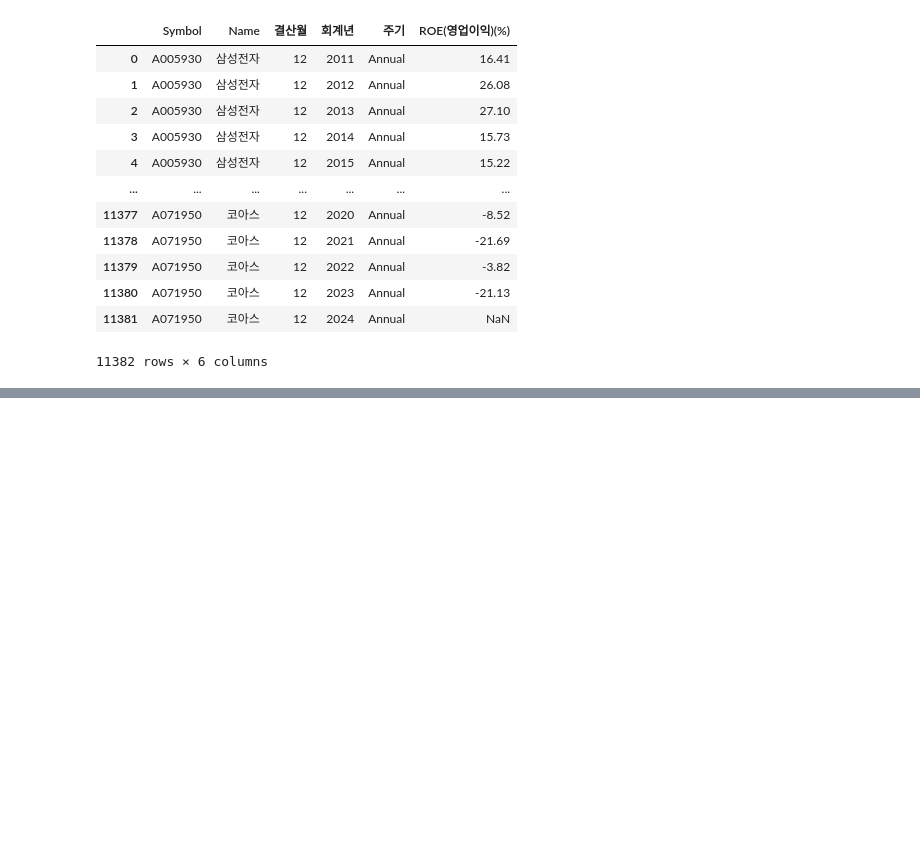
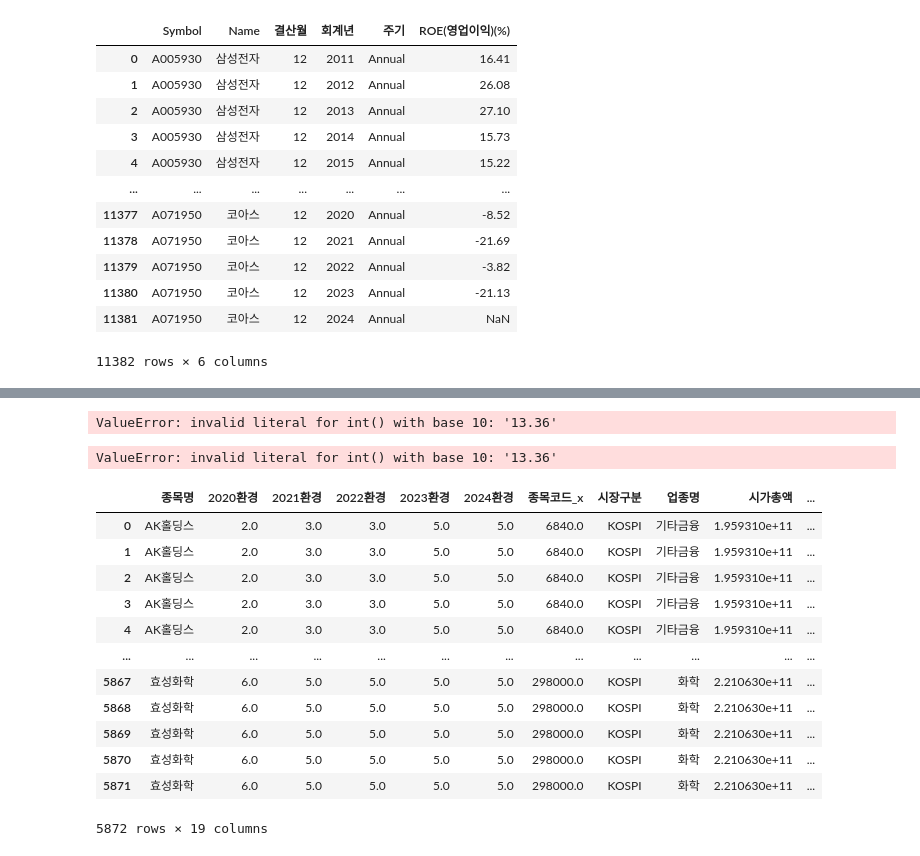
Before and after one commit to minxzzy/ESG, a Jupyter notebook: 종목명_업종명_list.ipynb, the cells around one changed output, grey strips where cells are left out. Saved outputs shown, nothing was run; the diff lists cells and outputs as text; code cells hidden in the pictures; blank space fills up the shorter version.

```diff
--- a/종목명_업종명_list.ipynb
+++ b/종목명_업종명_list.ipynb
@@ -163,0 +162,3 @@ roe
+# %%
+roe_1기.columns = ['종목코드', '종목명', '결산월', '회계년', '주기', 'ROE(영업이익)(%)']
+roe_2기.columns = ['종목코드', '종목명', '결산월', '회계년', '주기', 'ROE(영업이익)(%)']
@@ -163,0 +186,25 @@ roe
+# %%
+roe_2기['ROE(영업이익)(%)'].astype(int)
+# %% [output]
+ValueError: invalid literal for int() with base 10: '13.36'
+# %%
+roe_2기['ROE(영업이익)(%)'] = roe_2기['ROE(영업이익)(%)'].apply(lambda x : int(x))
+# %% [output]
+ValueError: invalid literal for int() with base 10: '13.36'
+# %%
+X = pd.read_csv('csv/esg/esg최종/환경2기_최종수정.csv', encoding='utf-8-sig', index_col=0)
+pd.merge(X, roe_1기, on='종목명')
+# %% [output]
+|  | 종목명 | 2020환경 | 2021환경 | 2022환경 | 2023환경 | 2024환경 | 종목코드_x | 시장구분 | 업종명 | 시가총액 | ... |
+| 0 | AK홀딩스 | 2.0 | 3.0 | 3.0 | 5.0 | 5.0 | 6840.0 | KOSPI | 기타금융 | 1.959310e+11 | ... |
+| 1 | AK홀딩스 | 2.0 | 3.0 | 3.0 | 5.0 | 5.0 | 6840.0 | KOSPI | 기타금융 | 1.959310e+11 | ... |
+| 2 | AK홀딩스 | 2.0 | 3.0 | 3.0 | 5.0 | 5.0 | 6840.0 | KOSPI | 기타금융 | 1.959310e+11 | ... |
+| 3 | AK홀딩스 | 2.0 | 3.0 | 3.0 | 5.0 | 5.0 | 6840.0 | KOSPI | 기타금융 | 1.959310e+11 | ... |
+| 4 | AK홀딩스 | 2.0 | 3.0 | 3.0 | 5.0 | 5.0 | 6840.0 | KOSPI | 기타금융 | 1.959310e+11 | ... |
+| ... | ... | ... | ... | ... | ... | ... | ... | ... | ... | ... | ... |
+| 5867 | 효성화학 | 6.0 | 5.0 | 5.0 | 5.0 | 5.0 | 298000.0 | KOSPI | 화학 | 2.210630e+11 | ... |
+| 5868 | 효성화학 | 6.0 | 5.0 | 5.0 | 5.0 | 5.0 | 298000.0 | KOSPI | 화학 | 2.210630e+11 | ... |
+| 5869 | 효성화학 | 6.0 | 5.0 | 5.0 | 5.0 | 5.0 | 298000.0 | KOSPI | 화학 | 2.210630e+11 | ... |
+| 5870 | 효성화학 | 6.0 | 5.0 | 5.0 | 5.0 | 5.0 | 298000.0 | KOSPI | 화학 | 2.210630e+11 | ... |
+| 5871 | 효성화학 | 6.0 | 5.0 | 5.0 | 5.0 | 5.0 | 298000.0 | KOSPI | 화학 | 2.210630e+11 | ... |
+5872 rows × 19 columns
```
Also changed, not shown: parts of 2 cells of this notebook, 3 other files.
